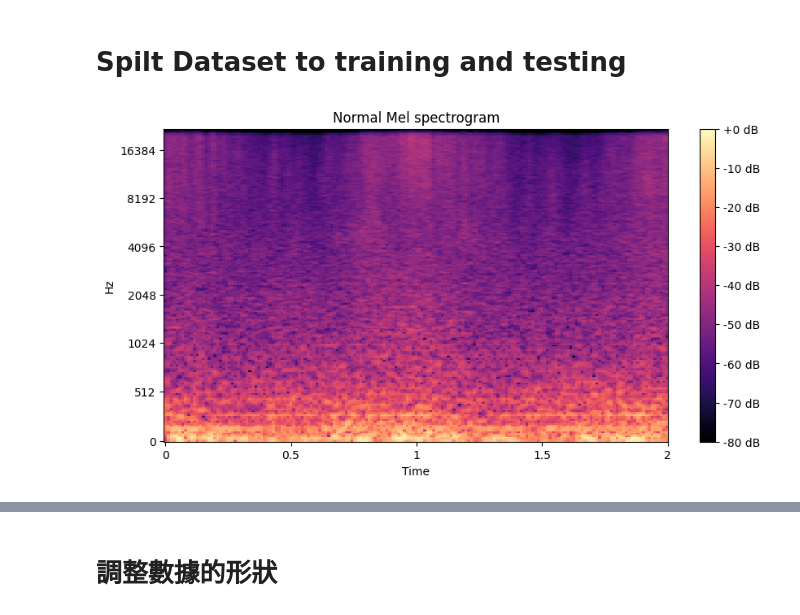
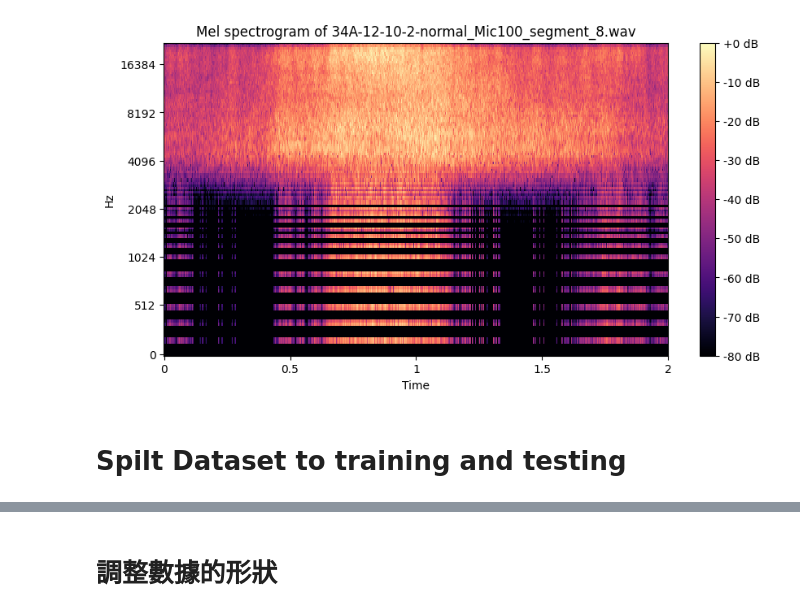
Before and after one commit to BoshiLee/wind_turbin_anomaly_detection, a Jupyter notebook: mel_model_training.ipynb, the cells around one changed output, grey strips where cells are left out. Drawn from its saved outputs; the diff is of its cells as text; code cells hidden in the pictures.

```diff
--- a/mel_model_training.ipynb
+++ b/mel_model_training.ipynb
@@ -43,17 +33,36 @@ for audio in tqdm(segmented_files_normal):
+# %%
+def load_segmented_files(directory):
+    wav_files = []
+    for file in tqdm(os.listdir(directory)):
+        if file.endswith(".wav"):
+            file_path = os.path.join(directory, file)
+            y, sr = librosa.load(file_path, sr=None)
+            target_sample_rate = sr
+            path = file.split(os.path.sep)
+            filename = f'{path[-1]}'
+            wav_files.append((y, filename))
+    return wav_files
+# %%
+# 讀取分割後的音訊片段
+normal_segments = load_segmented_files('output')
+# 打亂 mel_spectrograms_normal 列表
+np.random.shuffle(normal_segments)
+# %%
+mel_spectrograms_normal = [convert_to_mel_spectrogram(audio[0], n_fft, hop_length, n_mels) for audio in tqdm(normal_segments)]
 # %%
 def plot_mel_spectrogram(mel_spectrogram, filename:str = None):
     plt.figure(figsize=(10, 5))
     librosa.display.specshow(mel_spectrogram, x_axis='time', y_axis='mel', sr=target_sample_rate, hop_length=hop_length)
     plt.colorbar(format='%+2.0f dB')
-    plt.title(f'{filename} Mel spectrogram')
+    plt.title(f'Mel spectrogram of {filename}')
     plt.savefig(f'{filename}_mel_spectrogram.png')
     plt.show()
-# %% [markdown]
-# Spilt Dataset to training and testing
 # %%
-plot_mel_spectrogram(mel_spectrograms_normal[0], 'Normal')
+plot_mel_spectrogram(mel_spectrograms_normal[0], f'{normal_segments[0][1]}')
 # %% [output]
-[figure, old version]
+[figure, new version]
+# %% [markdown]
+# Spilt Dataset to training and testing
 # %%
 from sklearn.model_selection import train_test_split
 
```
Also changed, not shown: parts of 29 cells of this notebook, 1 other file.
